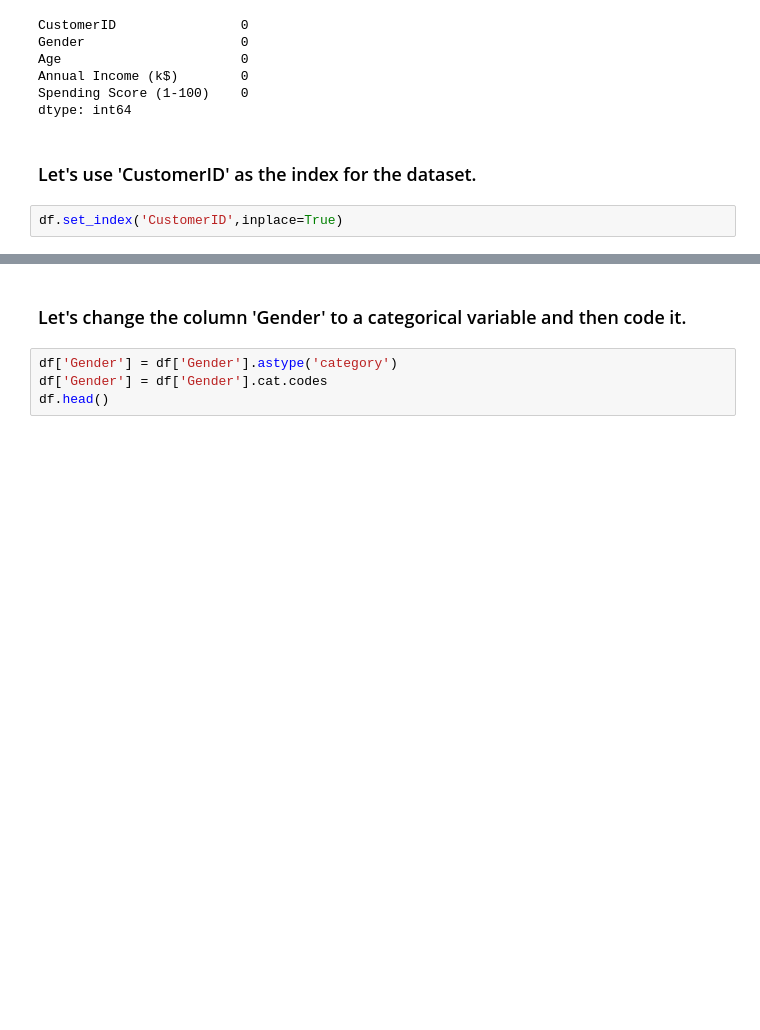
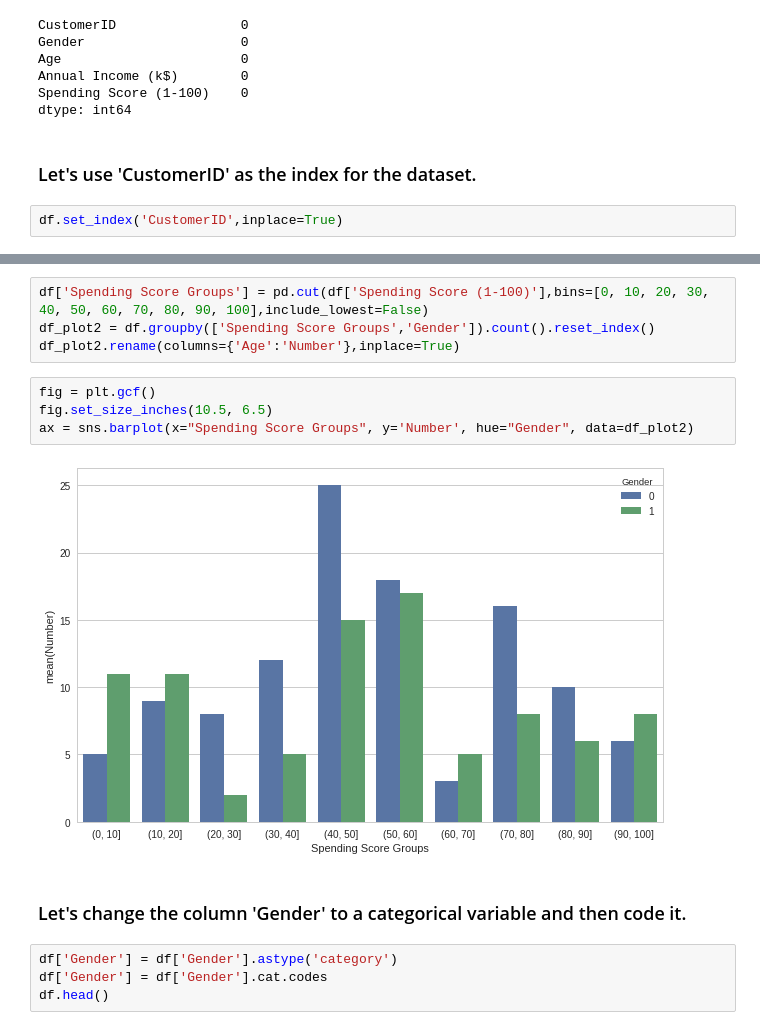
Before and after one commit to ROARMarketingConcepts/Machine-Learning-Projects, a Jupyter notebook: Mall_Customer_Segmentation_Analysis.ipynb, the cells around one changed output, grey strips where cells are left out. Saved outputs shown, nothing was run; the diff lists cells and outputs as text; blank space fills up the shorter version.

```diff
--- a/Mall_Customer_Segmentation_Analysis.ipynb
+++ b/Mall_Customer_Segmentation_Analysis.ipynb
@@ -181,3 +207,13 @@ df.set_index('CustomerID',inplace=True)
+# %%
+df['Spending Score Groups'] = pd.cut(df['Spending Score (1-100)'],bins=[0, 10, 20, 30, 40, 50, 60, 70, 80, 90, 100],include_lowest=False)
+df_plot2 = df.groupby(['Spending Score Groups','Gender']).count().reset_index()
+df_plot2.rename(columns={'Age':'Number'},inplace=True)
+# %%
+fig = plt.gcf()
+fig.set_size_inches(10.5, 6.5)
+ax = sns.barplot(x="Spending Score Groups", y='Number', hue="Gender", data=df_plot2)
+# %% [output]
+[figure, added]
 # %% [markdown]
 ### Let's change the column 'Gender' to a categorical variable and then code it.
 # %%
```
Also changed, not shown: parts of 9 cells of this notebook.
